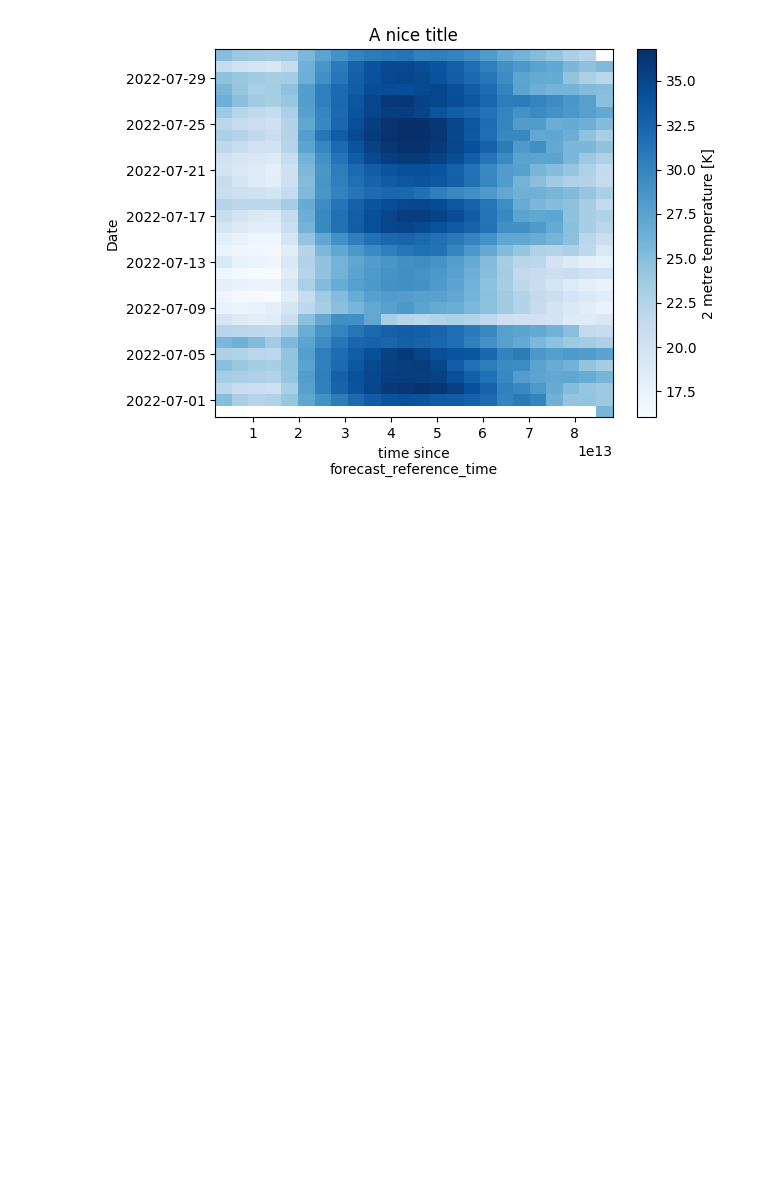
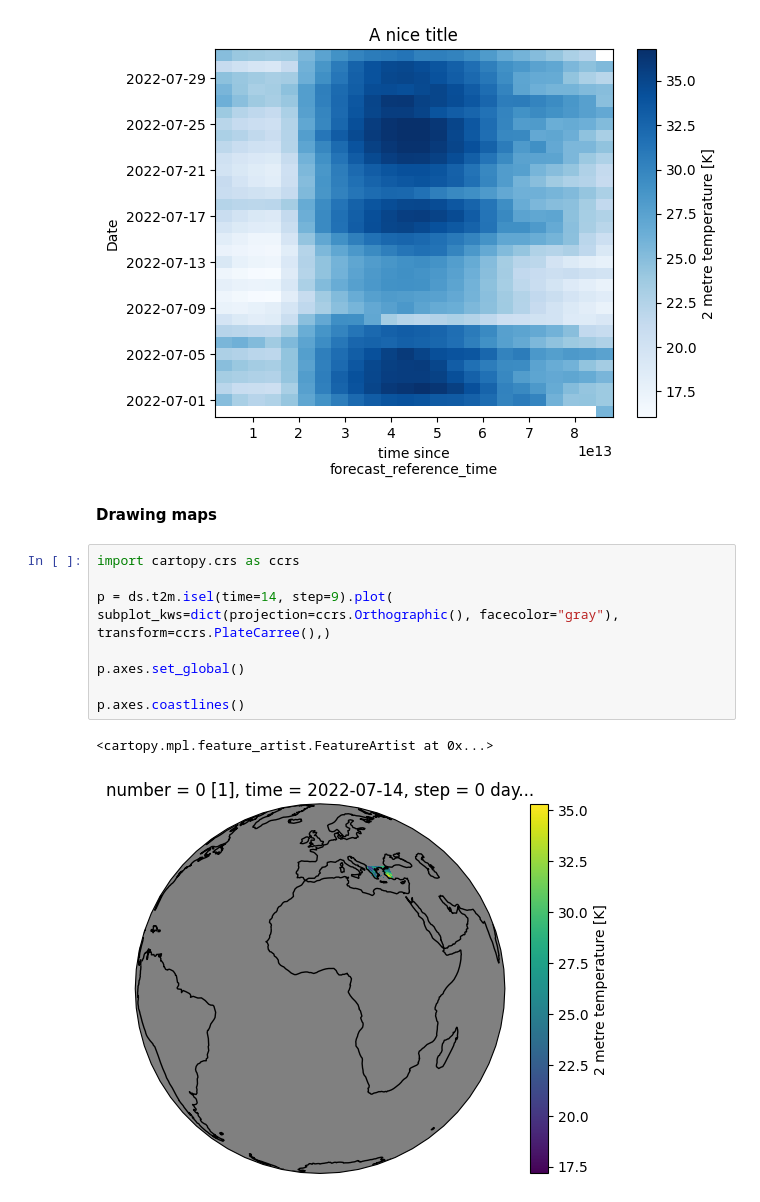
Before and after one commit to edwardLum/mapping-data-visualization-python, a Jupyter notebook: code/exercise1/Working with xarray plots.ipynb, the cells around one changed output. Saved outputs shown, nothing was run; the diff lists cells and outputs as text; blank space fills up the shorter version.

Commit message:
Added map plotting with cartopy

```diff
--- a/code/exercise1/Working with xarray plots.ipynb
+++ b/code/exercise1/Working with xarray plots.ipynb
@@ -232,3 +236,17 @@ plt.tight_layout()
 plt.draw()
 # %% [output]
 [figure]
+# %% [markdown]
+**Drawing maps**
+# %%
+import cartopy.crs as ccrs
+
+p = ds.t2m.isel(time=14, step=9).plot(
+subplot_kws=dict(projection=ccrs.Orthographic(), facecolor="gray"), transform=ccrs.PlateCarree(),)
+
+p.axes.set_global()
+
+p.axes.coastlines()
+# %% [output]
+<cartopy.mpl.feature_artist.FeatureArtist at 0x...>
+[figure, added]
```
Also changed, not shown: parts of 1 cell of this notebook.
